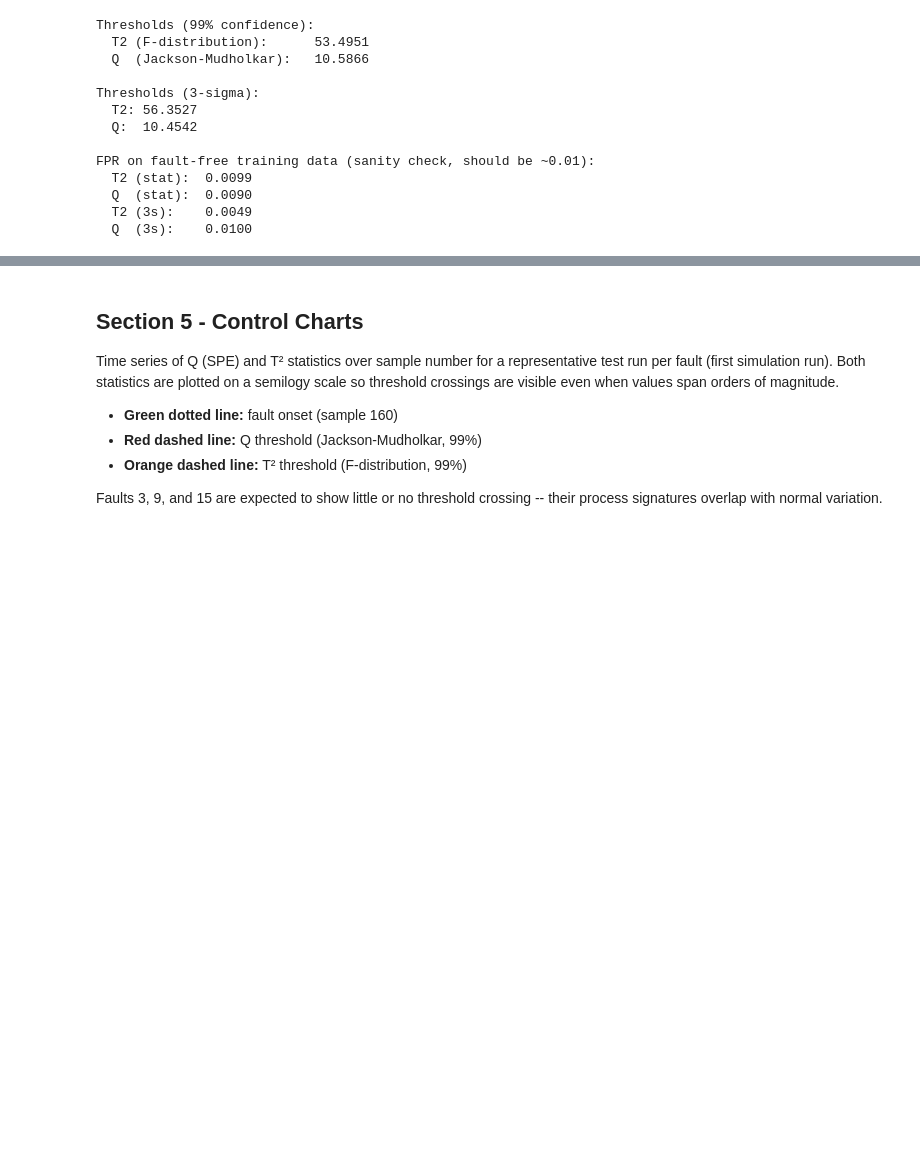
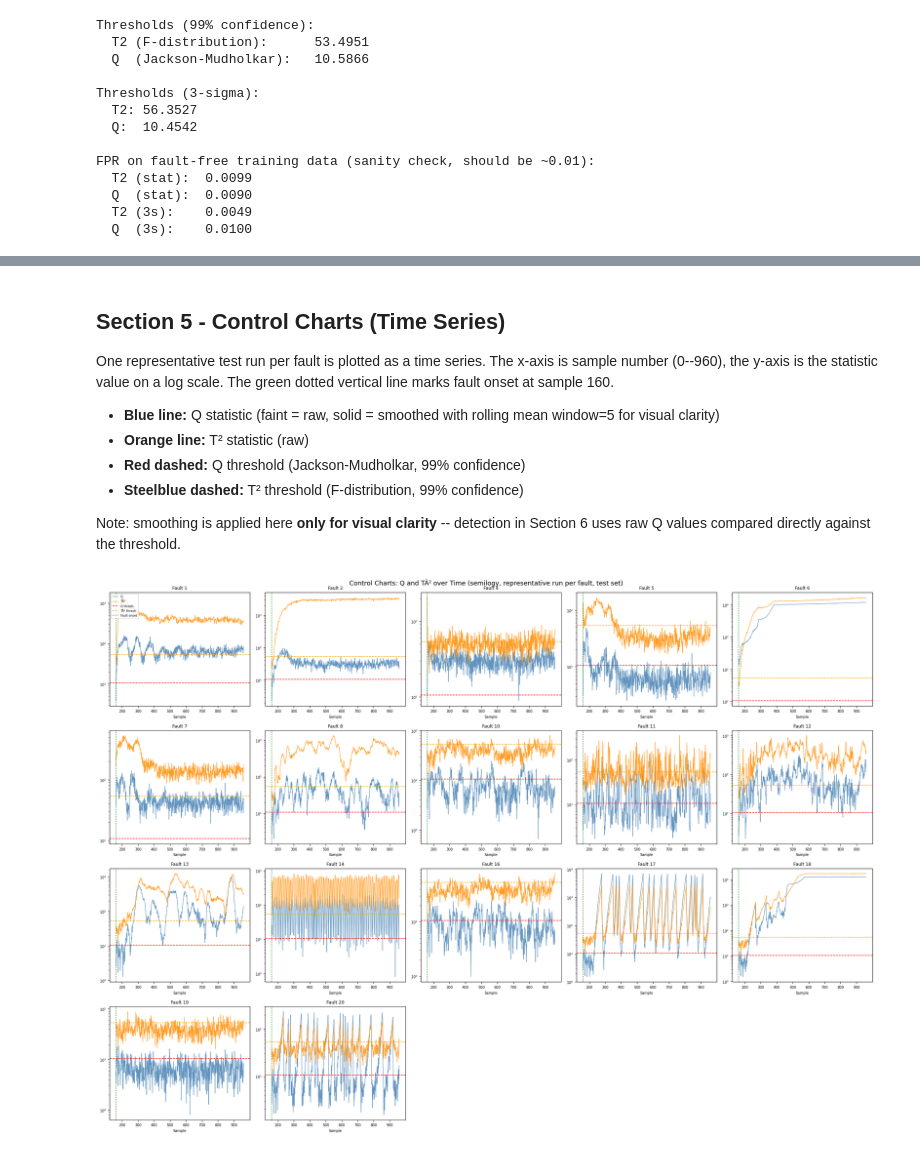
Before and after one commit to RajVora622/TEP_EarlyFaultDetection, a Jupyter notebook: notebooks/02_pca_model.ipynb, the cells around one changed output, grey strips where cells are left out. Drawn from its saved outputs; the diff is of its cells as text; code cells hidden in the pictures; blank space fills up the shorter version.

```diff
--- a/notebooks/02_pca_model.ipynb
+++ b/notebooks/02_pca_model.ipynb
@@ -215,46 +253,51 @@ plt.show()
 # %% [markdown]
-## Section 5 - Control Charts
+## Section 5 - Control Charts (Time Series)
 
-Time series of Q (SPE) and T² statistics over sample number for a representative test run per fault (first simulation run). Both statistics are plotted on a semilogy scale so threshold crossings are visible even when values span orders of magnitude.
+One representative test run per fault is plotted as a time series. The x-axis is sample number (0--960), the y-axis is the statistic value on a log scale. The green dotted vertical line marks fault onset at sample 160.
 
-- **Green dotted line:** fault onset (sample 160)
-- **Red dashed line:** Q threshold (Jackson-Mudholkar, 99%)
-- **Orange dashed line:** T² threshold (F-distribution, 99%)
+- **Blue line:** Q statistic (faint = raw, solid = smoothed with rolling mean window=5 for visual clarity)
+- **Orange line:** T² statistic (raw)
+- **Red dashed:** Q threshold (Jackson-Mudholkar, 99% confidence)
+- **Steelblue dashed:** T² threshold (F-distribution, 99% confidence)
 
-Faults 3, 9, and 15 are expected to show little or no threshold crossing -- their process signatures overlap with normal variation.
+Note: smoothing is applied here **only for visual clarity** -- detection in Section 6 uses raw Q values compared directly against the threshold.
 # %%
 fault_numbers = [f for f in sorted(test_df["faultNumber"].unique()) if f != 0]
 
 fig, axes = plt.subplots(4, 5, figsize=(22, 16))
 axes = axes.flatten()
 
 for idx, fn in enumerate(fault_numbers):
     ax = axes[idx]
 
     fault_data = test_df[test_df["faultNumber"] == fn]
     first_run  = fault_data["run_id"].iloc[0]
     run_data   = fault_data[fault_data["run_id"] == first_run].sort_values("sample")
 
     X_run          = run_data[feature_cols].values
     T2_run, Q_run  = compute_stats(X_run, P, L)
+    Q_smooth       = smooth(Q_run, window=5)
     samples        = run_data["sample"].values
 
-    ax.semilogy(samples, Q_run  + 1e-10, color="steelblue", linewidth=0.9, alpha=0.85, label="Q")
-    ax.semilogy(samples, T2_run + 1e-10, color="darkorange", linewidth=0.9, alpha=0.85, label="T²")
-    ax.axhline(Q_thresh_stat,  color="red",    linestyle="--", linewidth=1.1, label="Q thresh")
-    ax.axhline(T2_thresh_stat, color="orange", linestyle="--", linewidth=1.1, label="T² thresh")
+    ax.semilogy(samples, Q_run    + 1e-10, color="steelblue", linewidth=0.7, alpha=0.4, label="Q (raw)")
+    ax.semilogy(samples, Q_smooth + 1e-10, color="steelblue", linewidth=1.2, alpha=0.9, label="Q (smoothed)")
+    ax.semilogy(samples, T2_run   + 1e-10, color="darkorange", linewidth=0.9, alpha=0.85, label="TÂ²")
+    ax.axhline(Q_thresh_stat,  color="red",       linestyle="--", linewidth=1.1, label="Q thresh")
+    ax.axhline(T2_thresh_stat, color="steelblue", linestyle="--", linewidth=1.1, label="TÂ² thresh")
     ax.axvline(160, color="green", linestyle=":", linewidth=1.3, label="Fault onset")
 
     ax.set_title(f"Fault {fn}", fontsize=9)
     ax.set_xlabel("Sample", fontsize=7)
     ax.tick_params(labelsize=7)
 
     if idx == 0:
         ax.legend(fontsize=6, loc="upper left")
 
 for j in range(len(fault_numbers), len(axes)):
     axes[j].set_visible(False)
 
-plt.suptitle("Control Charts: Q and T² over Time (semilogy, representative run per fault, test set)", fontsize=13)
+plt.suptitle("Control Charts: Q and TÂ² over Time (semilogy, representative run per fault, test set)", fontsize=13)
 plt.tight_layout()
 plt.show()
+# %% [output]
+[figure, added]
```
Also changed, not shown: parts of 18 cells of this notebook.
